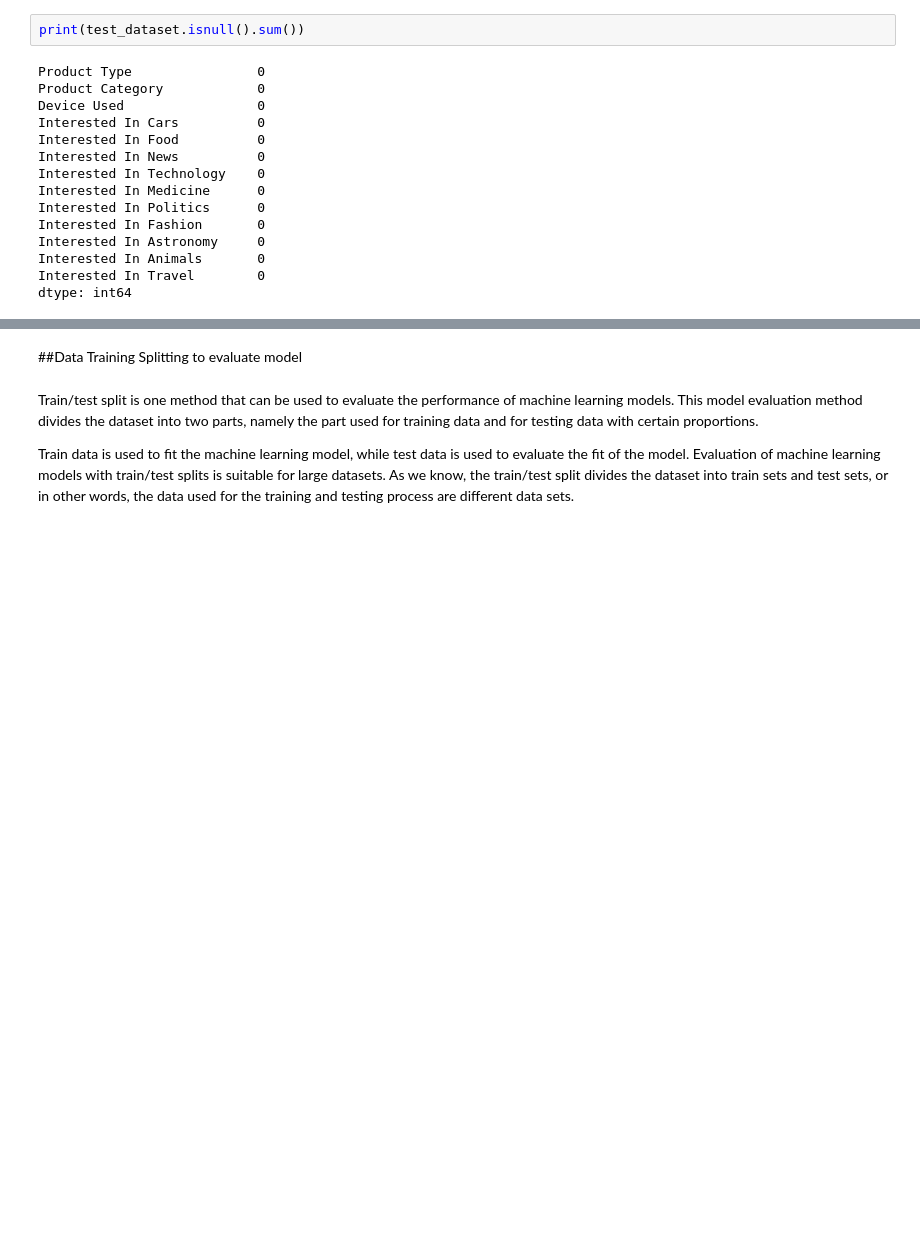
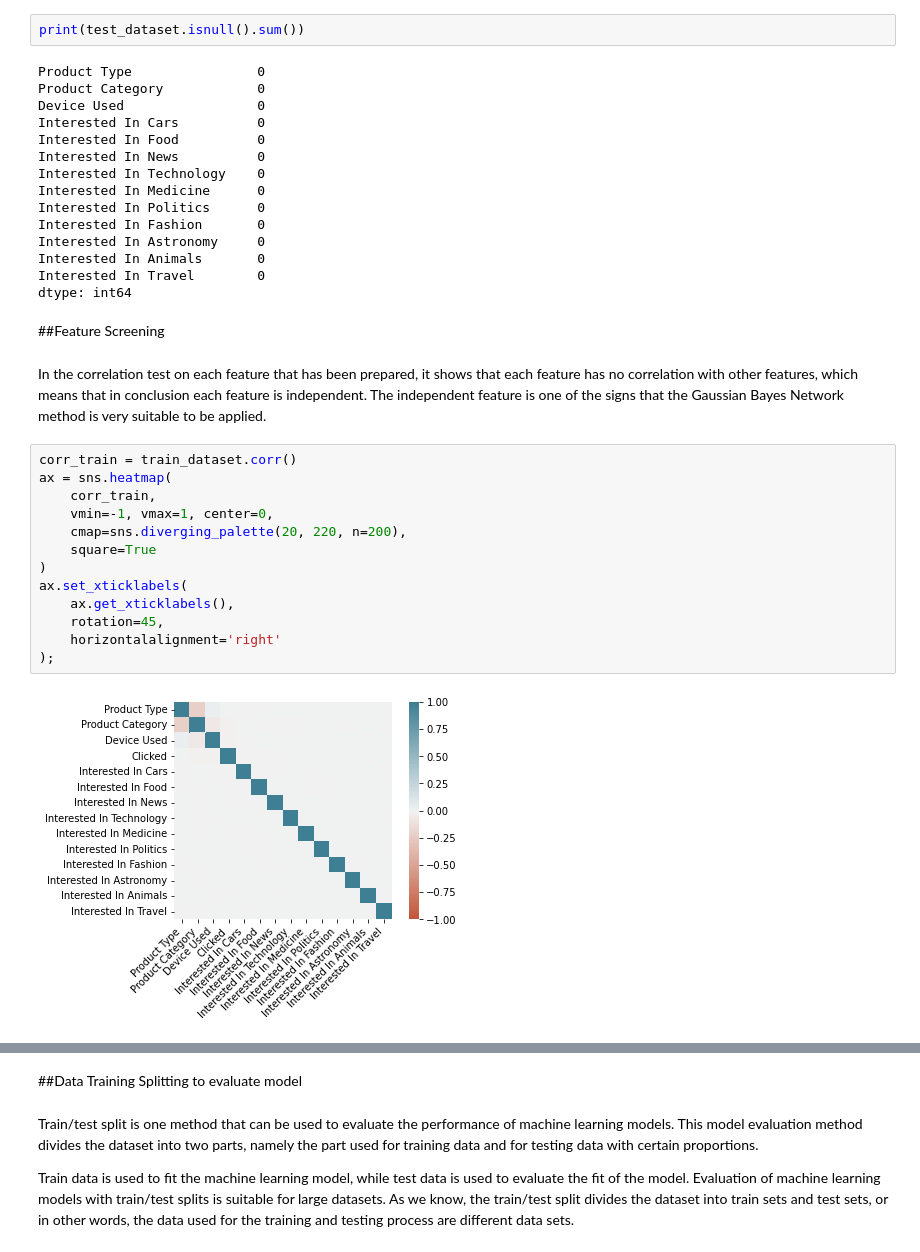
Before and after one commit to irawan09/Click_Prediction, a Jupyter notebook: GNB_Scikit_Learn.ipynb, the cells around one changed output, grey strips where cells are left out. Cells and saved outputs as stored; diff of their text form; blank space fills up the shorter version.

```diff
--- a/GNB_Scikit_Learn.ipynb
+++ b/GNB_Scikit_Learn.ipynb
@@ -177,3 +196,22 @@ Interested In Astronomy     0
 Interested In Animals       0
 Interested In Travel        0
 dtype: int64
+# %% [markdown]
+##Feature Screening
+# %% [markdown]
+In the correlation test on each feature that has been prepared, it shows that each feature has no correlation with other features, which means that in conclusion each feature is independent. The independent feature is one of the signs that the Gaussian Bayes Network method is very suitable to be applied.
+# %%
+corr_train = train_dataset.corr()
+ax = sns.heatmap(
+    corr_train,
+    vmin=-1, vmax=1, center=0,
+    cmap=sns.diverging_palette(20, 220, n=200),
+    square=True
+)
+ax.set_xticklabels(
+    ax.get_xticklabels(),
+    rotation=45,
+    horizontalalignment='right'
+);
+# %% [output]
+[figure, added]
```
Also changed, not shown: parts of 2 cells of this notebook.
